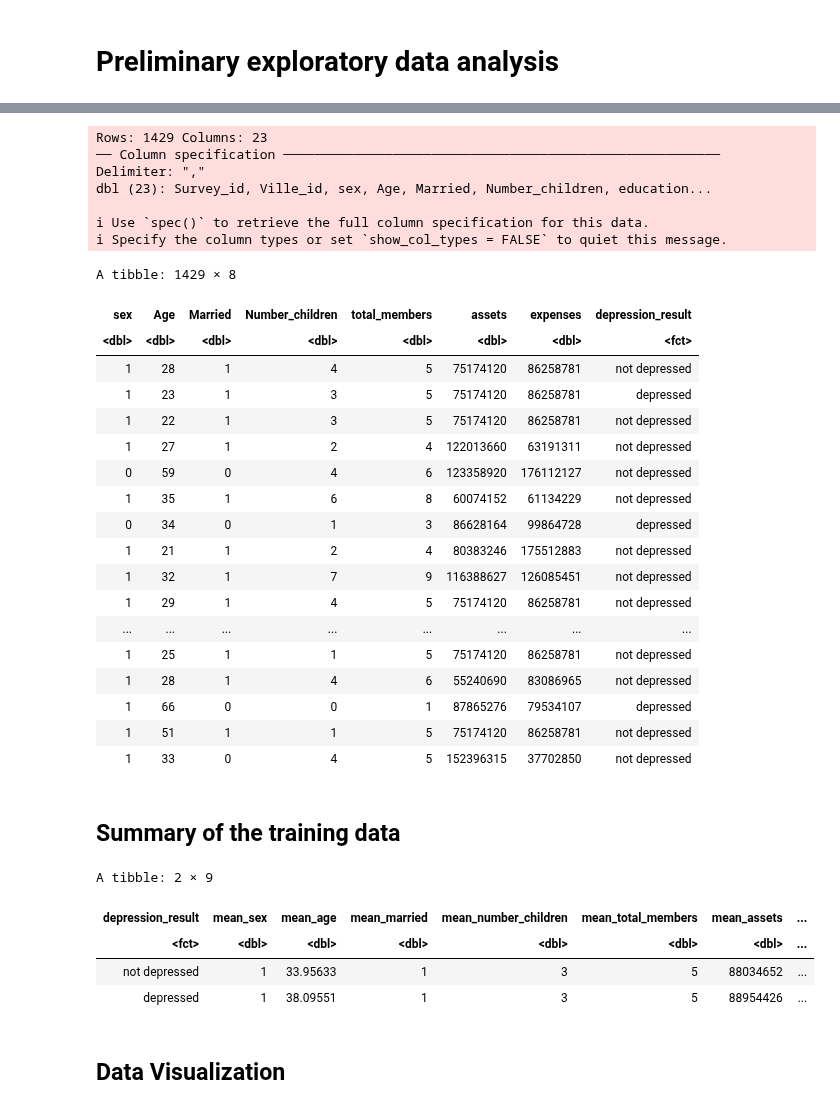
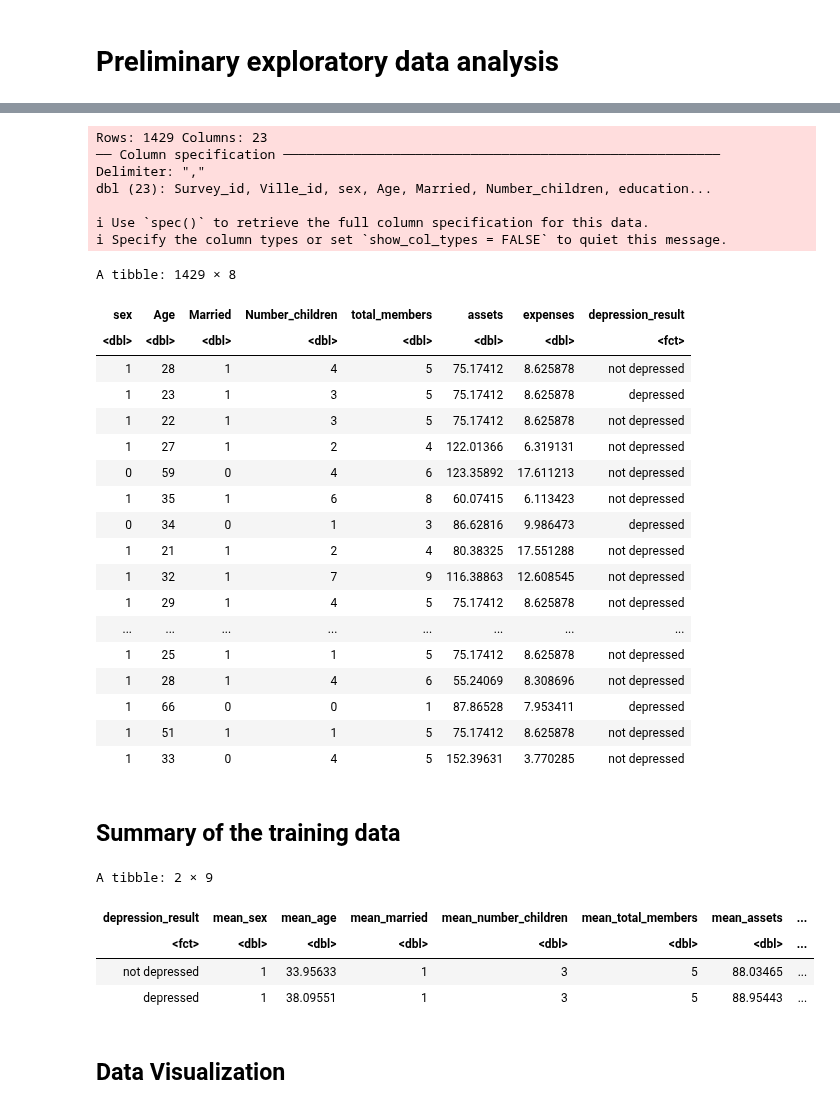
Before and after one commit to DonaldKLee/DSCI-100-Group-Project, a Jupyter notebook: main.ipynb, the cells around one changed output, grey strips where cells are left out. Saved outputs shown, nothing was run; the diff lists cells and outputs as text; code cells hidden in the pictures.

```diff
--- a/main.ipynb
+++ b/main.ipynb
@@ -33,40 +33,40 @@ library(tidymodels)
 # %%
 # Reading and cleaning the data
 depression_data <- read_csv("https://raw.githubusercontent.com/DonaldKLee/DSCI-100-Group-Project/main/data/b_depressed.csv") |>
     mutate(
         depression_result = as_factor(ifelse(depressed>0, "depressed", "not depressed")),
-        assets=(gained_asset+durable_asset+save_asset),
-        expenses=(living_expenses+other_expenses+farm_expenses)) |>
+        assets=(gained_asset+durable_asset+save_asset)/1000000,
+        expenses=(living_expenses+other_expenses+farm_expenses)/10000000) |>
     select(sex, Age, Married, Number_children, total_members, assets, expenses, depression_result)
 
 depression_data
 # %% [output]
 Rows: 1429 Columns: 23
 ── Column specification ────────────────────────────────────────────────────────
 Delimiter: ","
 dbl (23): Survey_id, Ville_id, sex, Age, Married, Number_children, education...
 
 ℹ Use `spec()` to retrieve the full column specification for this data.
 ℹ Specify the column types or set `show_col_types = FALSE` to quiet this message.
 A tibble: 1429 × 8
 | sex | Age | Married | Number_children | total_members | assets | expenses | depression_result |
 | <dbl> | <dbl> | <dbl> | <dbl> | <dbl> | <dbl> | <dbl> | <fct> |
-| 1 | 28 | 1 | 4 | 5 | 75174120 | 86258781 | not depressed |
-| 1 | 23 | 1 | 3 | 5 | 75174120 | 86258781 | depressed |
-| 1 | 22 | 1 | 3 | 5 | 75174120 | 86258781 | not depressed |
-| 1 | 27 | 1 | 2 | 4 | 122013660 | 63191311 | not depressed |
-| 0 | 59 | 0 | 4 | 6 | 123358920 | 176112127 | not depressed |
-| 1 | 35 | 1 | 6 | 8 | 60074152 | 61134229 | not depressed |
-| 0 | 34 | 0 | 1 | 3 | 86628164 | 99864728 | depressed |
-| 1 | 21 | 1 | 2 | 4 | 80383246 | 175512883 | not depressed |
-| 1 | 32 | 1 | 7 | 9 | 116388627 | 126085451 | not depressed |
-| 1 | 29 | 1 | 4 | 5 | 75174120 | 86258781 | not depressed |
+| 1 | 28 | 1 | 4 | 5 | 75.17412 | 8.625878 | not depressed |
+| 1 | 23 | 1 | 3 | 5 | 75.17412 | 8.625878 | depressed |
+| 1 | 22 | 1 | 3 | 5 | 75.17412 | 8.625878 | not depressed |
+| 1 | 27 | 1 | 2 | 4 | 122.01366 | 6.319131 | not depressed |
+| 0 | 59 | 0 | 4 | 6 | 123.35892 | 17.611213 | not depressed |
+| 1 | 35 | 1 | 6 | 8 | 60.07415 | 6.113423 | not depressed |
+| 0 | 34 | 0 | 1 | 3 | 86.62816 | 9.986473 | depressed |
+| 1 | 21 | 1 | 2 | 4 | 80.38325 | 17.551288 | not depressed |
+| 1 | 32 | 1 | 7 | 9 | 116.38863 | 12.608545 | not depressed |
+| 1 | 29 | 1 | 4 | 5 | 75.17412 | 8.625878 | not depressed |
 | ... | ... | ... | ... | ... | ... | ... | ... |
-| 1 | 25 | 1 | 1 | 5 | 75174120 | 86258781 | not depressed |
-| 1 | 28 | 1 | 4 | 6 | 55240690 | 83086965 | not depressed |
-| 1 | 66 | 0 | 0 | 1 | 87865276 | 79534107 | depressed |
-| 1 | 51 | 1 | 1 | 5 | 75174120 | 86258781 | not depressed |
-| 1 | 33 | 0 | 4 | 5 | 152396315 | 37702850 | not depressed |
+| 1 | 25 | 1 | 1 | 5 | 75.17412 | 8.625878 | not depressed |
+| 1 | 28 | 1 | 4 | 6 | 55.24069 | 8.308696 | not depressed |
+| 1 | 66 | 0 | 0 | 1 | 87.86528 | 7.953411 | depressed |
+| 1 | 51 | 1 | 1 | 5 | 75.17412 | 8.625878 | not depressed |
+| 1 | 33 | 0 | 4 | 5 | 152.39631 | 3.770285 | not depressed |
 # %% [markdown]
 ## Summary of the training data
 # %%
@@ -91,8 +91,8 @@ depression_data_summary
 A tibble: 2 × 9
 | depression_result | mean_sex | mean_age | mean_married | mean_number_children | mean_total_members | mean_assets | ... |
 | <fct> | <dbl> | <dbl> | <dbl> | <dbl> | <dbl> | <dbl> | ... |
-| not depressed | 1 | 33.95633 | 1 | 3 | 5 | 88034652 | ... |
-| depressed | 1 | 38.09551 | 1 | 3 | 5 | 88954426 | ... |
+| not depressed | 1 | 33.95633 | 1 | 3 | 5 | 88.03465 | ... |
+| depressed | 1 | 38.09551 | 1 | 3 | 5 | 88.95443 | ... |
 # %% [markdown]
 ## Data Visualization
 # %%
```
Also changed, not shown: parts of 17 cells of this notebook.
